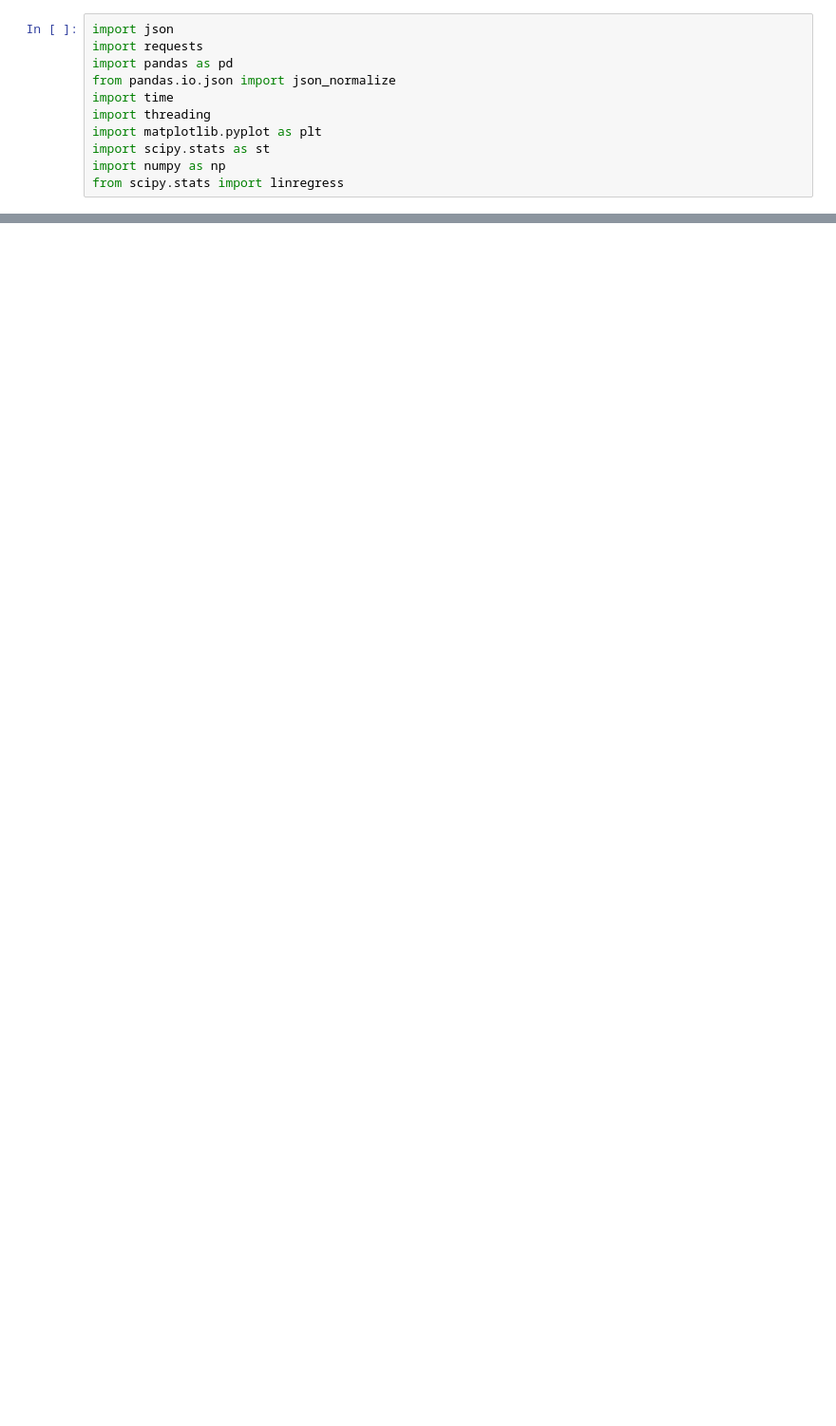
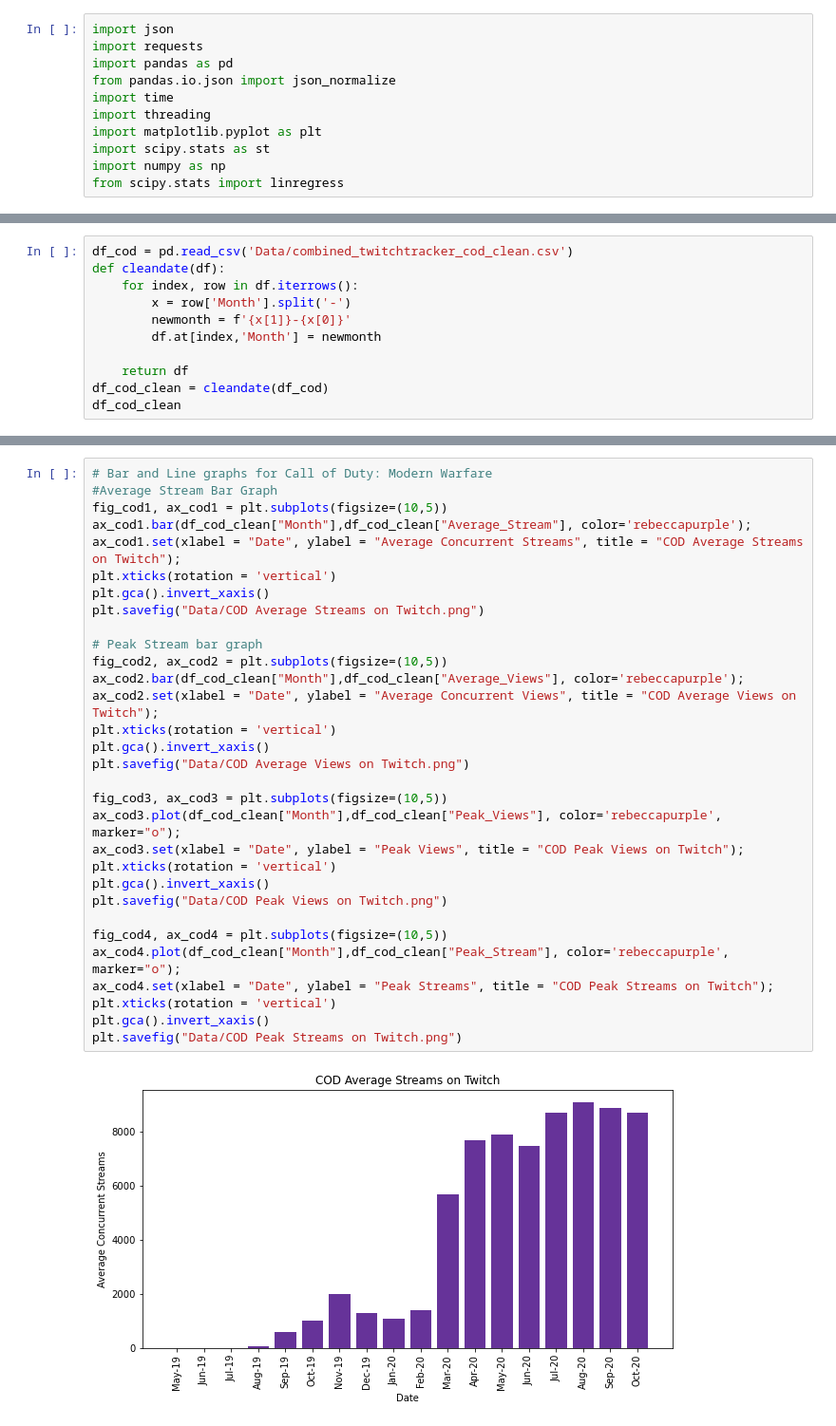
Before and after one commit to asoemardy/great-gaming-googlers, a Jupyter notebook: Twitch Tracker Graphs.ipynb, the cells around one changed output, grey strips where cells are left out. Shown at 95% size. Saved outputs shown, nothing was run; the diff lists cells and outputs as text; blank space fills up the shorter version.

```diff
--- a/Twitch Tracker Graphs.ipynb
+++ b/Twitch Tracker Graphs.ipynb
@@ -153,0 +19,11 @@ df_fortnite
+# %%
+df_cod = pd.read_csv('Data/combined_twitchtracker_cod_clean.csv')
+def cleandate(df):
+    for index, row in df.iterrows():
+        x = row['Month'].split('-')
+        newmonth = f'{x[1]}-{x[0]}'
+        df.at[index,'Month'] = newmonth
+
+    return df
+df_cod_clean = cleandate(df_cod)
+df_cod_clean
@@ -153,0 +48,33 @@ df_fortnite
+# %%
+# Bar and Line graphs for Call of Duty: Modern Warfare
+#Average Stream Bar Graph
+fig_cod1, ax_cod1 = plt.subplots(figsize=(10,5))
+ax_cod1.bar(df_cod_clean["Month"],df_cod_clean["Average_Stream"], color='rebeccapurple');
+ax_cod1.set(xlabel = "Date", ylabel = "Average Concurrent Streams", title = "COD Average Streams on Twitch");
+plt.xticks(rotation = 'vertical')
+plt.gca().invert_xaxis()
+plt.savefig("Data/COD Average Streams on Twitch.png")
+
+# Peak Stream bar graph
+fig_cod2, ax_cod2 = plt.subplots(figsize=(10,5))
+ax_cod2.bar(df_cod_clean["Month"],df_cod_clean["Average_Views"], color='rebeccapurple');
+ax_cod2.set(xlabel = "Date", ylabel = "Average Concurrent Views", title = "COD Average Views on Twitch");
+plt.xticks(rotation = 'vertical')
+plt.gca().invert_xaxis()
+plt.savefig("Data/COD Average Views on Twitch.png")
+
+fig_cod3, ax_cod3 = plt.subplots(figsize=(10,5))
+ax_cod3.plot(df_cod_clean["Month"],df_cod_clean["Peak_Views"], color='rebeccapurple', marker="o");
+ax_cod3.set(xlabel = "Date", ylabel = "Peak Views", title = "COD Peak Views on Twitch");
+plt.xticks(rotation = 'vertical')
+plt.gca().invert_xaxis()
+plt.savefig("Data/COD Peak Views on Twitch.png")
+
+fig_cod4, ax_cod4 = plt.subplots(figsize=(10,5))
+ax_cod4.plot(df_cod_clean["Month"],df_cod_clean["Peak_Stream"], color='rebeccapurple', marker="o");
+ax_cod4.set(xlabel = "Date", ylabel = "Peak Streams", title = "COD Peak Streams on Twitch");
+plt.xticks(rotation = 'vertical')
+plt.gca().invert_xaxis()
+plt.savefig("Data/COD Peak Streams on Twitch.png")
+# %% [output]
+[figure, added]
```
Also changed, not shown: parts of 20 cells of this notebook, 41 other files.
